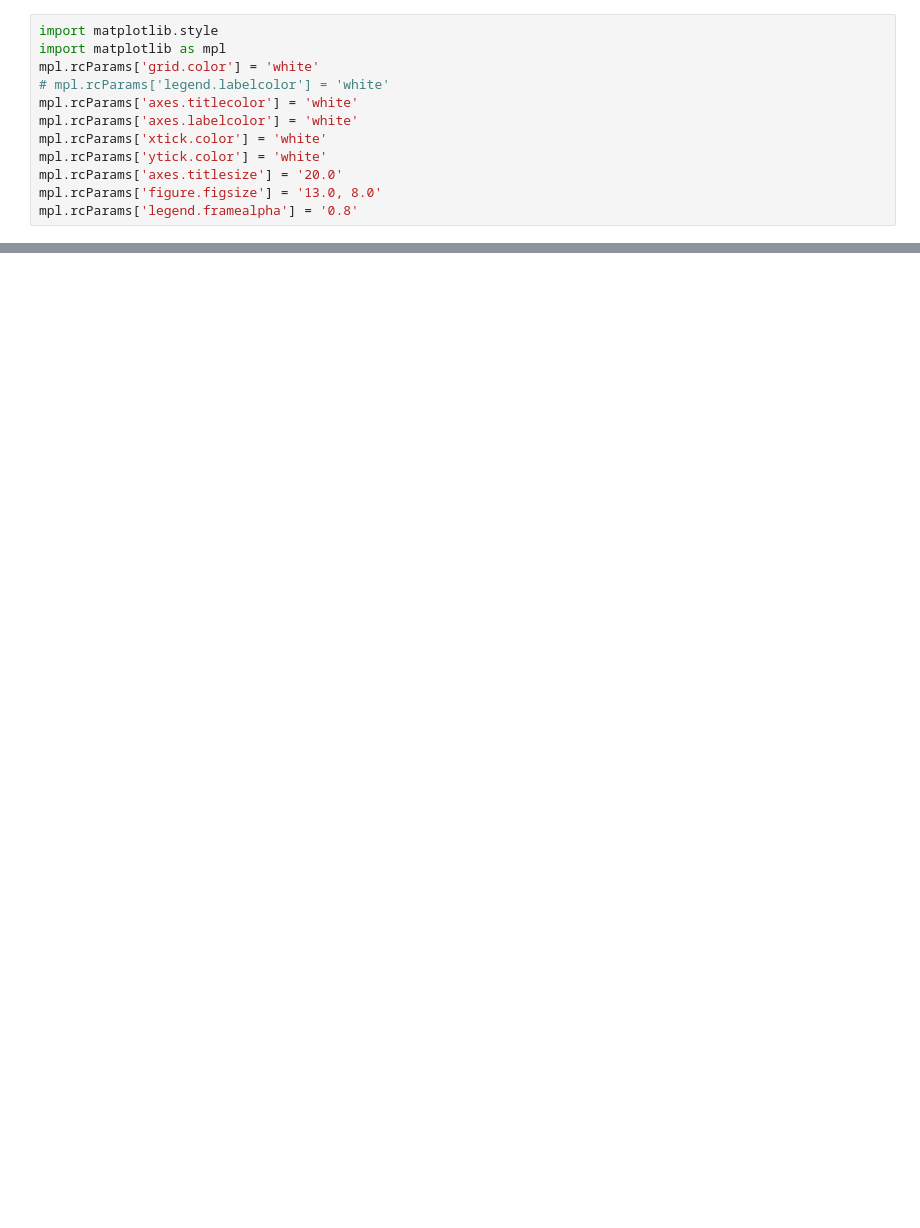
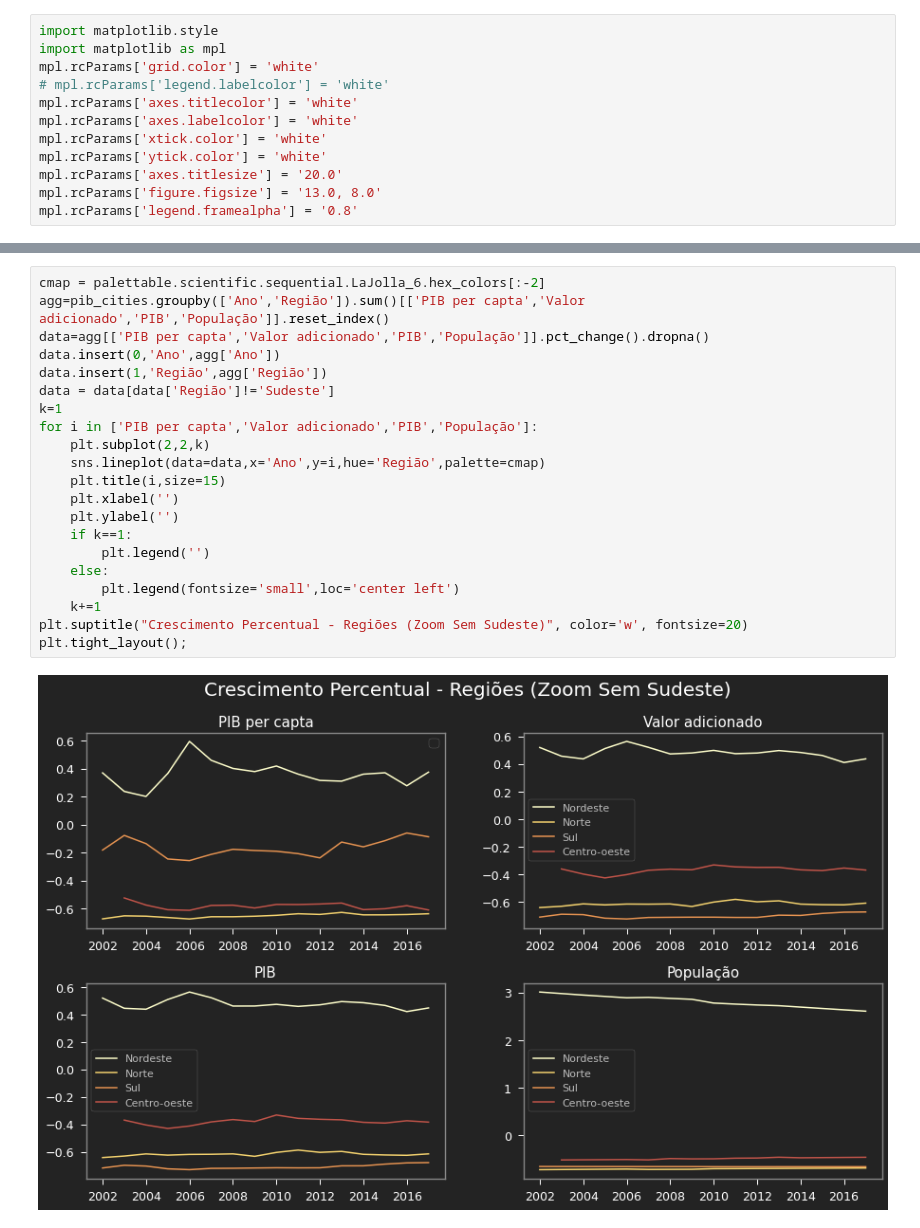
Before and after one commit to danielnrocha/Convergencia_PIB_Municipios, a Jupyter notebook: ConvergenciaMunicipios.ipynb, the cells around one changed output, grey strips where cells are left out. Saved outputs shown, nothing was run; the diff lists cells and outputs as text; blank space fills up the shorter version.

```diff
--- a/ConvergenciaMunicipios.ipynb
+++ b/ConvergenciaMunicipios.ipynb
@@ -118,0 +161,23 @@ for c in pib_cities['Município']:
+# %%
+cmap = palettable.scientific.sequential.LaJolla_6.hex_colors[:-2]
+agg=pib_cities.groupby(['Ano','Região']).sum()[['PIB per capta','Valor adicionado','PIB','População']].reset_index()
+data=agg[['PIB per capta','Valor adicionado','PIB','População']].pct_change().dropna()
+data.insert(0,'Ano',agg['Ano'])
+data.insert(1,'Região',agg['Região'])
+data = data[data['Região']!='Sudeste']
+k=1
+for i in ['PIB per capta','Valor adicionado','PIB','População']:
+    plt.subplot(2,2,k)
+    sns.lineplot(data=data,x='Ano',y=i,hue='Região',palette=cmap)
+    plt.title(i,size=15)
+    plt.xlabel('')
+    plt.ylabel('')
+    if k==1:
+        plt.legend('')
+    else:
+        plt.legend(fontsize='small',loc='center left')
+    k+=1
+plt.suptitle("Crescimento Percentual - Regiões (Zoom Sem Sudeste)", color='w', fontsize=20)
+plt.tight_layout();
+# %% [output]
+[figure, added]
```
Also changed, not shown: parts of 27 cells of this notebook.
